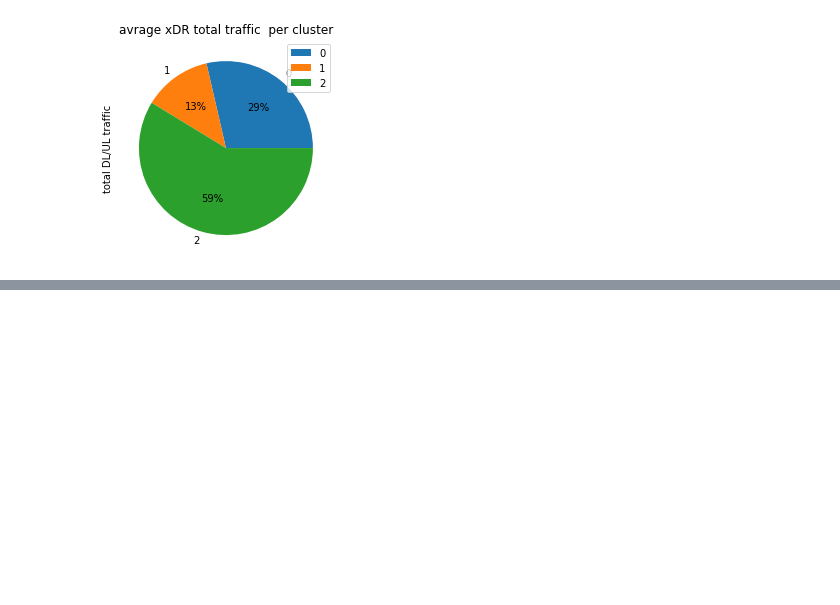
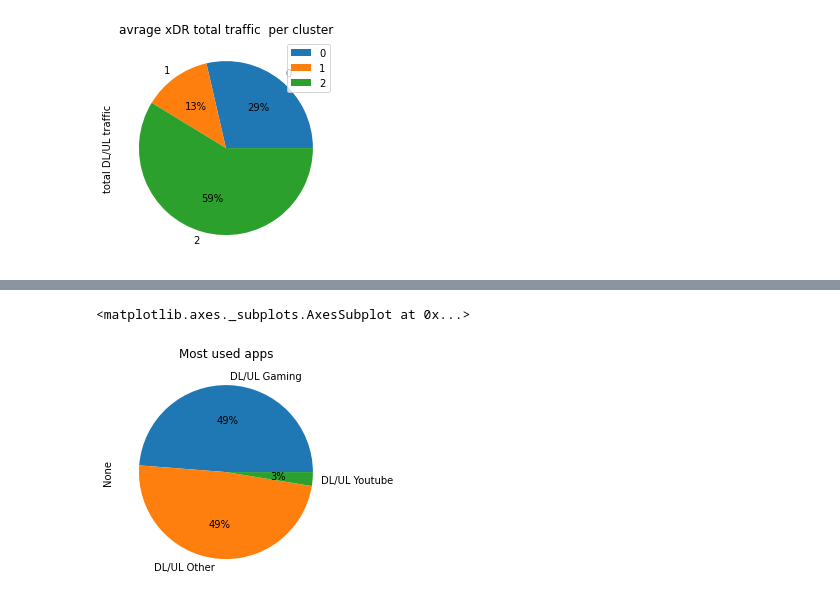
Before and after one commit to MohammedEsamaldin/week1_10academy, a Jupyter notebook: notebooks/User_Engagement_analysis.ipynb, the cells around one changed output, grey strips where cells are left out. Saved outputs shown, nothing was run; the diff lists cells and outputs as text; code cells hidden in the pictures; blank space fills up the shorter version.

```diff
--- a/notebooks/User_Engagement_analysis.ipynb
+++ b/notebooks/User_Engagement_analysis.ipynb
@@ -355,0 +363,14 @@ cluster_avg.plot(kind = 'pie' , y= 'total DL/UL traffic',autopct='%1.0f%%',title
+# %%
+df['DL/UL Social Media'] = df['Social Media DL (Bytes)']+ df['Social Media UL (Bytes)']
+df['DL/UL Netflix '] = df['Netflix DL (Bytes)']+ df['Netflix UL (Bytes)']
+df['DL/UL Google '] = df['Google DL (Bytes)']+ df[ 'Google UL (Bytes)']
+df['DL/UL Gaming'] = df[ 'Gaming DL (Bytes)']+ df['Gaming UL (Bytes)']
+df['DL/UL Other'] = df['Other DL (Bytes)']+ df['Other UL (Bytes)']
+df['DL/UL Email'] = df['Email UL (Bytes)']+ df['Email DL (Bytes)']
+df['DL/UL Youtube'] = df['Youtube DL (Bytes)']+ df['Youtube UL (Bytes)']
+df = df.drop(columns=['Social Media DL (Bytes)', 'Social Media UL (Bytes)',
+       'Google DL (Bytes)', 'Google UL (Bytes)', 'Email DL (Bytes)',
+       'Email UL (Bytes)', 'Youtube DL (Bytes)', 'Youtube UL (Bytes)',
+       'Netflix DL (Bytes)', 'Netflix UL (Bytes)', 'Gaming DL (Bytes)',
+       'Gaming UL (Bytes)', 'Other DL (Bytes)', 'Other UL (Bytes)',
+       'Total UL (Bytes)', 'Total DL (Bytes)'],axis =1)
@@ -355,0 +398,5 @@ cluster_avg.plot(kind = 'pie' , y= 'total DL/UL traffic',autopct='%1.0f%%',title
+# %%
+apps_agg_data = df.groupby(['MSISDN/Number']).agg({ 'DL/UL Social Media':'sum', 'DL/UL Netflix ':'sum',
+       'DL/UL Google ':'sum', 'DL/UL Gaming':'sum', 'DL/UL Other':'sum', 'DL/UL Email':'sum',
+       'DL/UL Youtube':'sum'})
+apps_agg_data.head(10)
@@ -355,0 +515,7 @@ cluster_avg.plot(kind = 'pie' , y= 'total DL/UL traffic',autopct='%1.0f%%',title
+# %%
+top_apps = apps_agg_data.agg('sum')
+plot_top = top_apps.sort_values(ascending = False).head(3)
+plot_top.plot(kind = 'pie', y = 'sum',autopct='%1.0f%%', title =  'Most used apps')
+# %% [output]
+<matplotlib.axes._subplots.AxesSubplot at 0x...>
+[figure, added]
```
Also changed, not shown: parts of 11 cells of this notebook.
